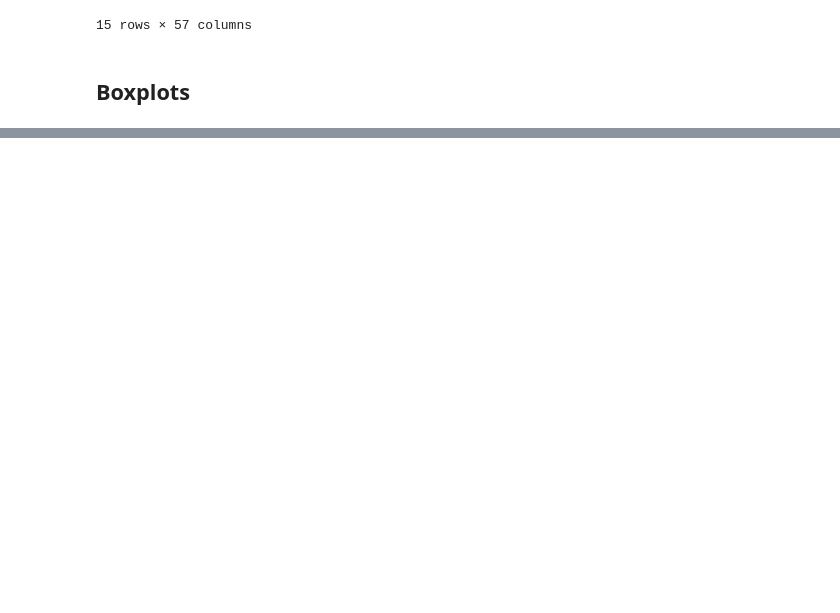
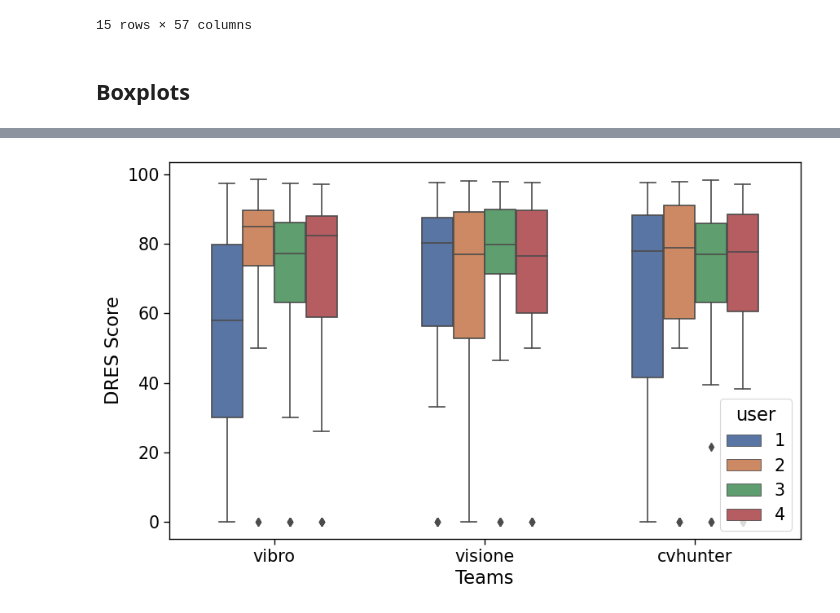
Before and after one commit to Visual-Computing/VBS22-Post-Evaluation, a Jupyter notebook: notebooks/Teams_Results_Analysis.ipynb, the cells around one changed output, grey strips where cells are left out. Saved outputs shown, nothing was run; the diff lists cells and outputs as text; code cells hidden in the pictures; blank space fills up the shorter version.

```diff
--- a/notebooks/Teams_Results_Analysis.ipynb
+++ b/notebooks/Teams_Results_Analysis.ipynb
@@ -244,0 +316,22 @@ Name: score, dtype: int64
+# %%
+
+plot_column_name="score"
+df=df_results.copy()
+df = df[[plot_column_name, "teamFamily", "user", "task"]]
+f, ax = plt.subplots(figsize=[10, 6])
+sns.boxplot(x="teamFamily", hue="user", y=plot_column_name, data=df[df[plot_column_name] != -1], width=.6,
+                            palette="deep", order=["vibro", "visione", "cvhunter"])
+#sns.swarmplot(x="teamFamily", hue="user", y=plot_column_name, data=df,size=4, linewidth=.3, dodge=True, alpha=0.4)
+#
+
+handles, labels = ax.get_legend_handles_labels()
+ax.legend(handles[:4], labels[:4], title="user", loc="lower right")  # , ncol=2,)
+
+
+#ax.yaxis.grid(True)
+ax.set(xlabel="Teams")
+ax.set(ylabel="DRES Score")
+# sns.despine(trim=True, left=True)
+plt.savefig(f'{output_dir}/kis_{plot_column_name}_boxplot.pdf', format='pdf', bbox_inches="tight")
+# %% [output]
+[figure, added]
```
Also changed, not shown: parts of 9 cells of this notebook, 1 other file.
